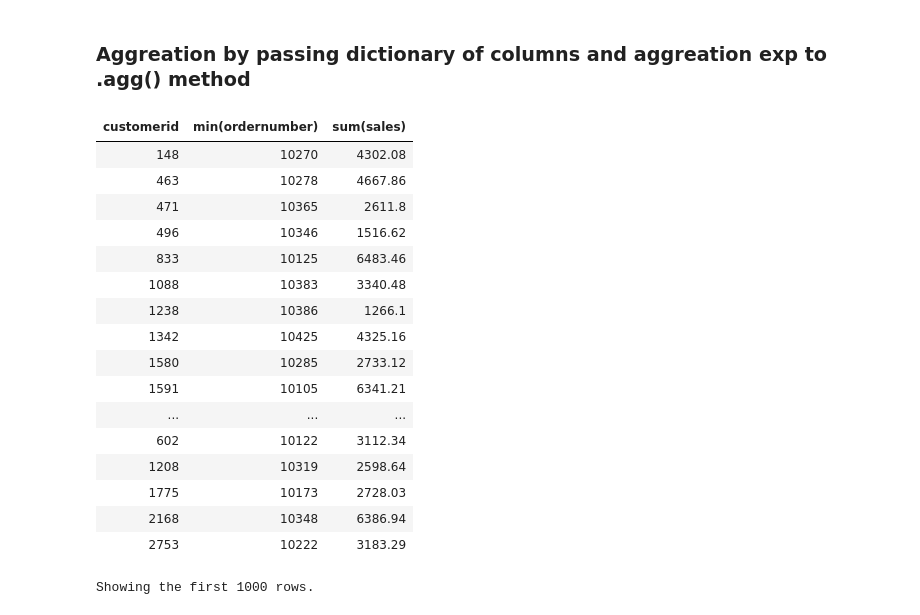
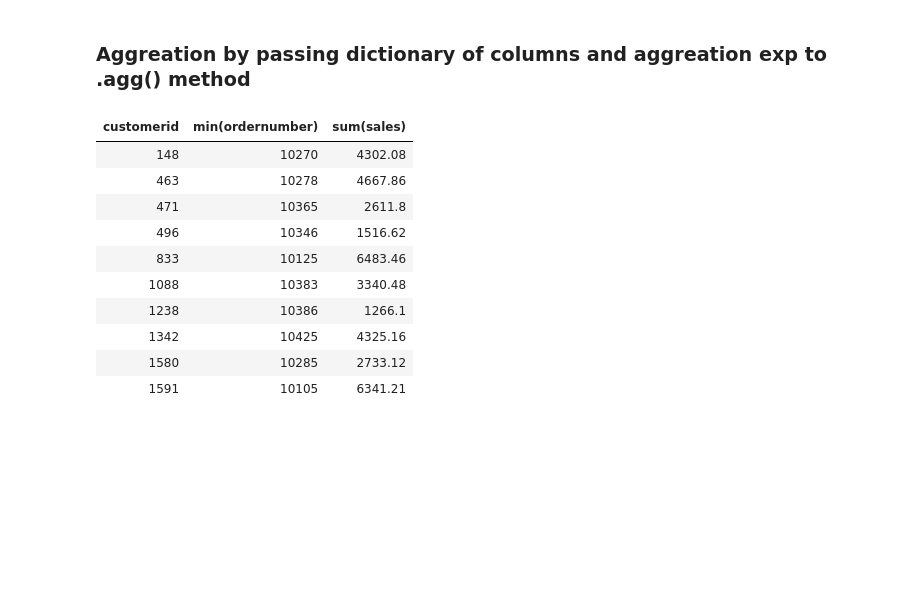
Before and after one commit to ishank296/pyspark_snippets, a Jupyter notebook: spark_practice/pyspark_aggregation.ipynb, the cells around one changed output. Cells and saved outputs as stored; diff of their text form; code cells hidden in the pictures; blank space fills up the shorter version.

```diff
--- a/spark_practice/pyspark_aggregation.ipynb
+++ b/spark_practice/pyspark_aggregation.ipynb
@@ -222,26 +205,19 @@ display(sales_df.groupby("year_id","qtr_id","month_id")\
 # %% [markdown]
 ### Aggreation by passing dictionary of columns and aggreation exp to .agg() method
 # %%
-display(sales_df.groupby('customerid').agg({'sales':'sum','ordernumber':'min'}))
+display(sales_df.groupby('customerid').agg({'sales':'sum','ordernumber':'min'}).limit(10))
 # %% [output]
 | customerid | min(ordernumber) | sum(sales) |
 | 148 | 10270 | 4302.08 |
 | 463 | 10278 | 4667.86 |
 | 471 | 10365 | 2611.8 |
 | 496 | 10346 | 1516.62 |
 | 833 | 10125 | 6483.46 |
 | 1088 | 10383 | 3340.48 |
 | 1238 | 10386 | 1266.1 |
 | 1342 | 10425 | 4325.16 |
 | 1580 | 10285 | 2733.12 |
 | 1591 | 10105 | 6341.21 |
-| ... | ... | ... |
-| 602 | 10122 | 3112.34 |
-| 1208 | 10319 | 2598.64 |
-| 1775 | 10173 | 2728.03 |
-| 2168 | 10348 | 6386.94 |
-| 2753 | 10222 | 3183.29 |
-Showing the first 1000 rows.
 # %%
 display(sales_df.summary())
 # %% [output]
```
Also changed, not shown: parts of 4 cells of this notebook.
